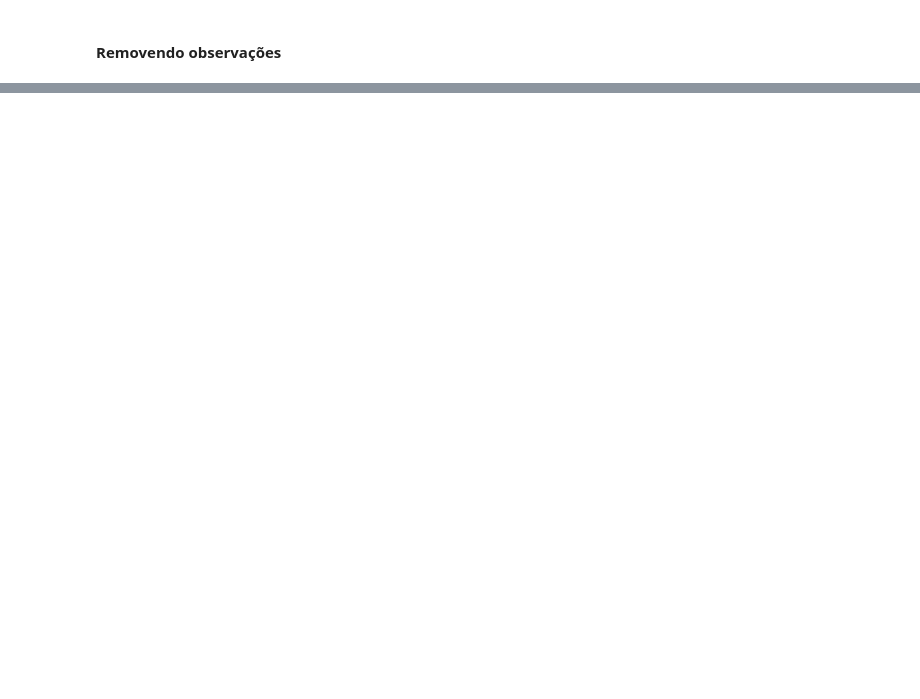
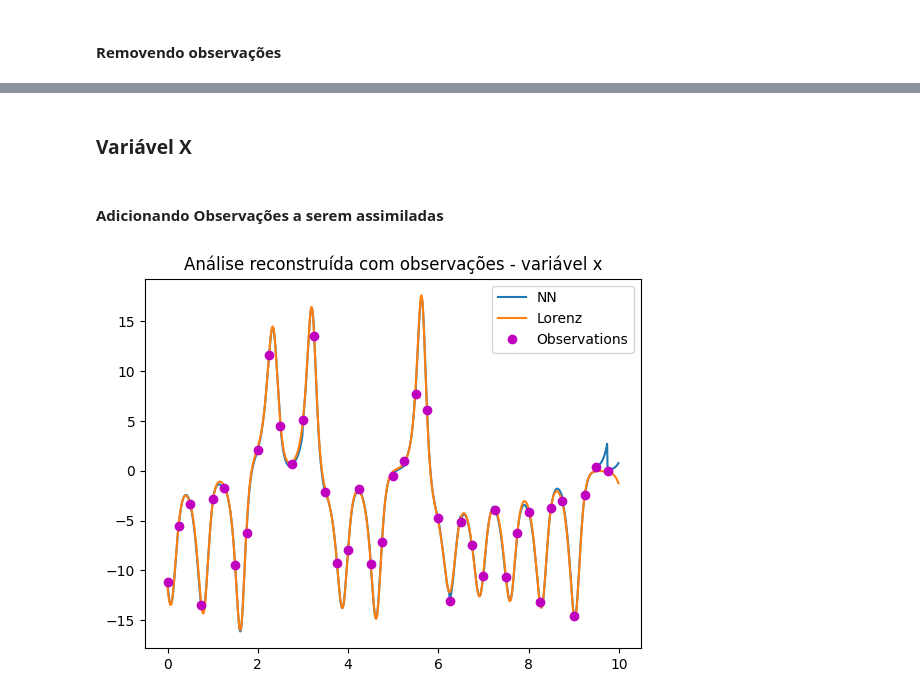
Before and after one commit to G-Assimila/pvlncc2026, a Jupyter notebook: notebooks/NN_KF_LNCC_2026.ipynb, the cells around one changed output, grey strips where cells are left out. Drawn from its saved outputs; the diff is of its cells as text; code cells hidden in the pictures; blank space fills up the shorter version.

```diff
--- a/notebooks/NN_KF_LNCC_2026.ipynb
+++ b/notebooks/NN_KF_LNCC_2026.ipynb
@@ -204,0 +432,14 @@ plt.show()
+# %%
+y_pred_scaled = model.predict(X_test_scaled)
+y_pred = scaler_y.inverse_transform(y_test_scaled)
+
+# background correspondente ao último tempo da sequência
+x_bg_test = df[["x_bg","y_bg","z_bg"]].values
+x_bg_test = x_bg_test[train_size:]
+
+x_analysis_pred = x_bg_test + y_pred
+x_analysis_true = df[["x_kf","y_kf","z_kf"]].values
+lorenz_true = df[["x_true","y_true","z_true"]].values
+
+lorenz_true = lorenz_true[train_size:]
+x_analysis_true = x_analysis_true[train_size:]
@@ -204,0 +448,31 @@ plt.show()
+# %% [markdown]
+### Variável X
+# %% [markdown]
+#### Adicionando Observações a serem assimiladas
+# %%
+fmax = len(df)
+q = np.arange(0, 1000 * 0.01, 0.01)
+
+start = 0
+end   = 1000
+dt = 0.01
+
+x_obs_slice = X_test[start:end, 3]
+
+obs_idx = np.where(x_obs_slice != 0)[0]
+
+obs_values = x_obs_slice[obs_idx]
+
+t_obs = obs_idx * dt
+
+plt.figure()
+
+plt.plot(q, x_analysis_pred[start:end,0], label="NN")
+plt.plot(q, lorenz_true[start:end,0], label="Lorenz")
+plt.plot(t_obs, obs_values, 'om', label="Observations")
+
+plt.legend()
+plt.title("Análise reconstruída com observações - variável x")
+plt.show()
+# %% [output]
+[figure, added]
```
Also changed, not shown: parts of 31 cells of this notebook.
